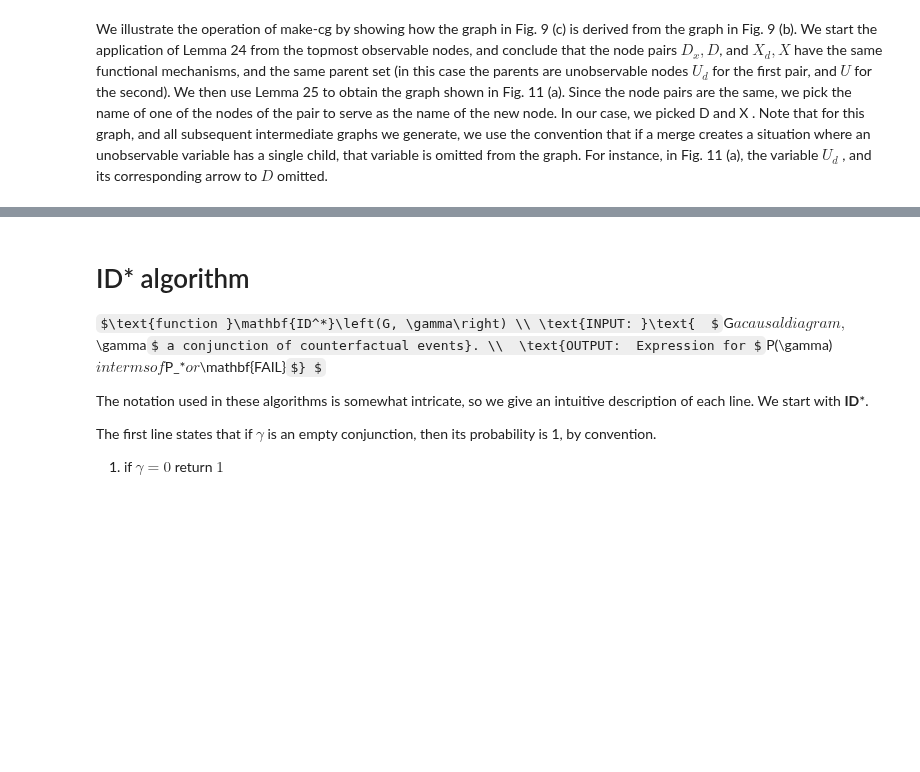
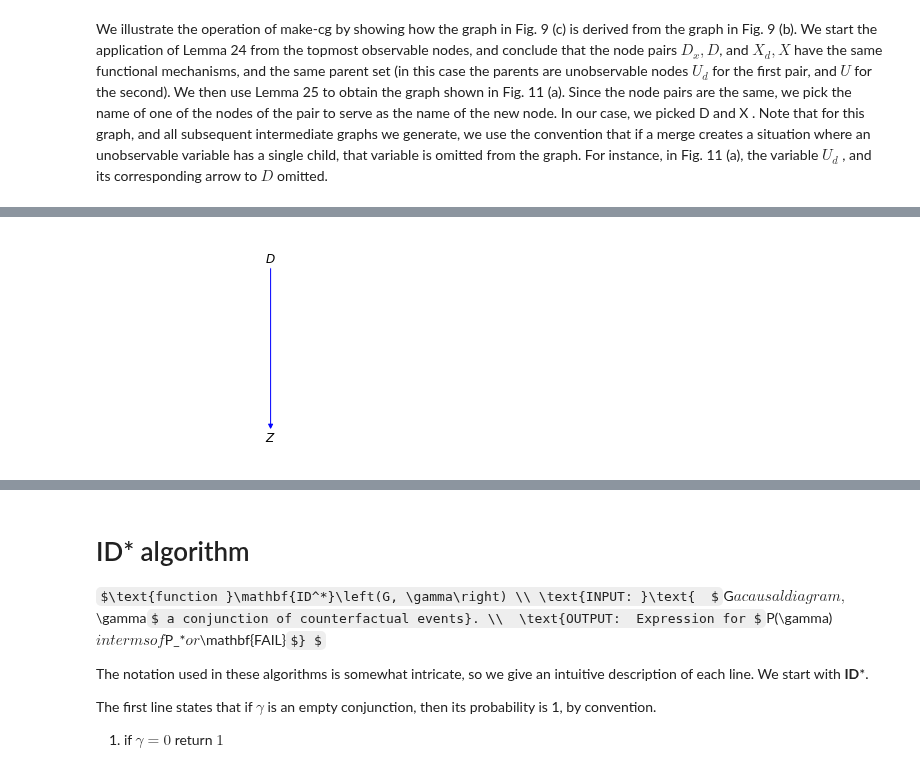
Before and after one commit to y0-causal-inference/y0, a Jupyter notebook: notebooks/Counterfactual Identification.ipynb, the cells around one changed output, grey strips where cells are left out. Drawn from its saved outputs; the diff is of its cells as text; code cells hidden in the pictures; some formulas as TeX source; blank space fills up the shorter version.

```diff
--- a/notebooks/Counterfactual Identification.ipynb
+++ b/notebooks/Counterfactual Identification.ipynb
@@ -110,0 +120,5 @@ figure_11c_calculated = cf_graph_7
+# %%
+graph = NxMixedGraph.from_edges(directed=[(D, Z)])
+graph.draw()
+# %% [output]
+[figure, added]
```
Also changed, not shown: parts of 12 cells of this notebook, 2 other files.
